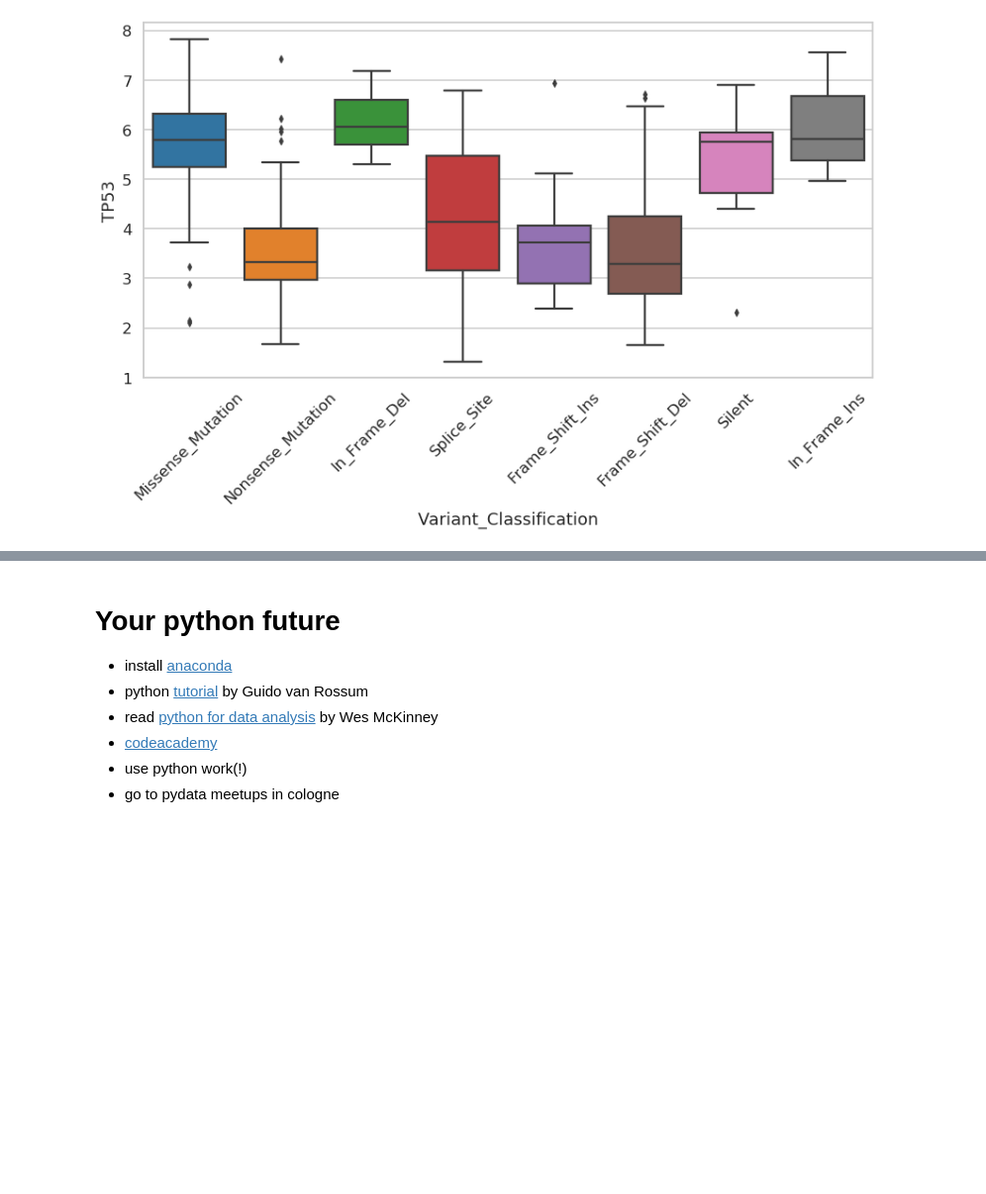
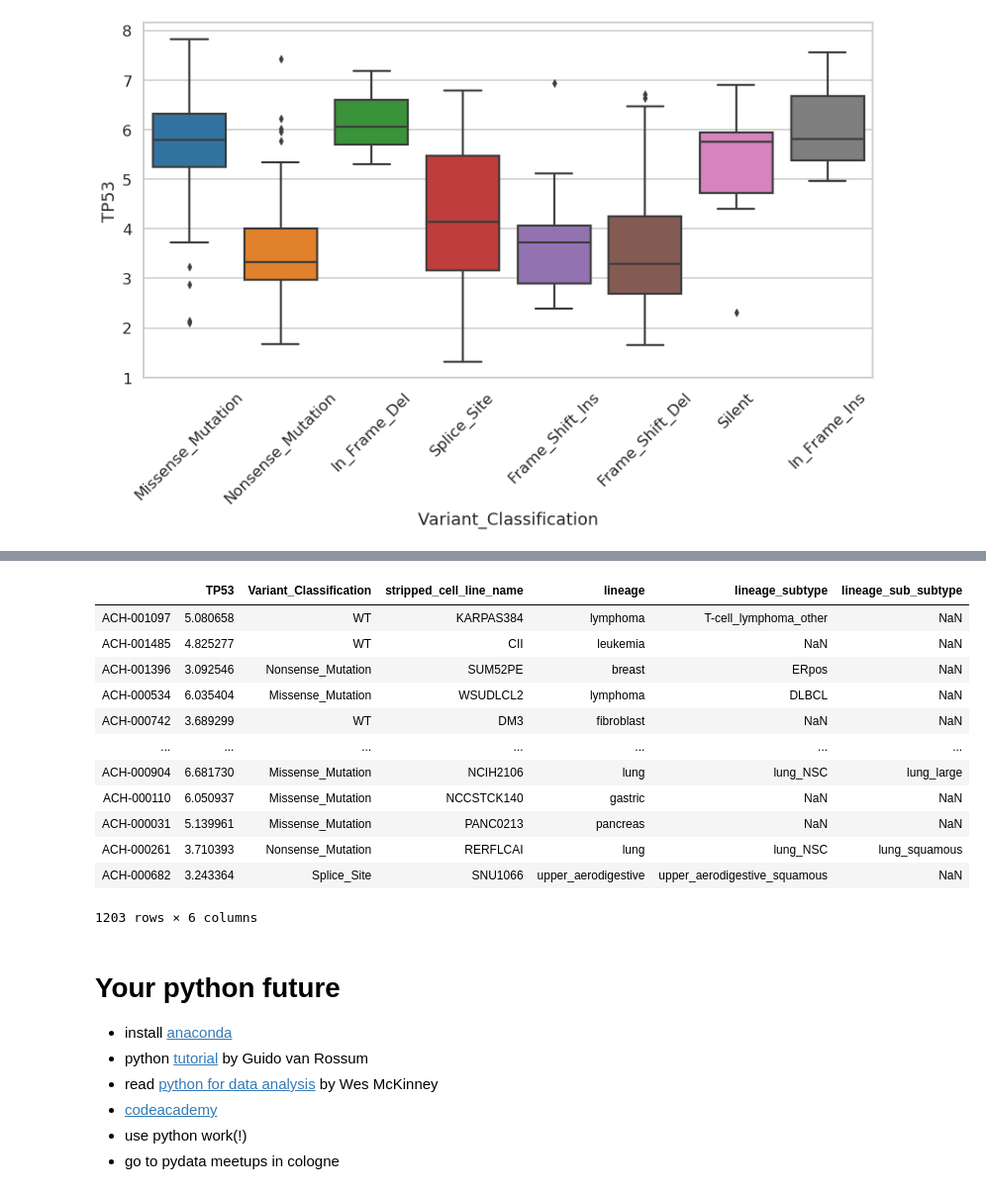
Before and after one commit to andreassteffen/python_WS_2019, a Jupyter notebook: notebooks/python workshop 2019.ipynb, the cells around one changed output, grey strips where cells are left out. Shown at 99% size. Saved outputs shown, nothing was run; the diff lists cells and outputs as text; code cells hidden in the pictures; blank space fills up the shorter version.

```diff
--- a/notebooks/python workshop 2019.ipynb
+++ b/notebooks/python workshop 2019.ipynb
@@ -946,0 +1028,19 @@ plt.xticks(rotation=45); # rotate x-labels by 45 degrees counter clock-wise
+# %%
+# join proper cell line (that biologsts understand)
+df_out = df_exp_3.join(df_s[['stripped_cell_line_name',"lineage","lineage_subtype","lineage_sub_subtype"]])
+# %%
+df_out
+# %% [output]
+|  | TP53 | Variant_Classification | stripped_cell_line_name | lineage | lineage_subtype | lineage_sub_subtype |
+| ACH-001097 | 5.080658 | WT | KARPAS384 | lymphoma | T-cell_lymphoma_other | NaN |
+| ACH-001485 | 4.825277 | WT | CII | leukemia | NaN | NaN |
+| ACH-001396 | 3.092546 | Nonsense_Mutation | SUM52PE | breast | ERpos | NaN |
+| ACH-000534 | 6.035404 | Missense_Mutation | WSUDLCL2 | lymphoma | DLBCL | NaN |
+| ACH-000742 | 3.689299 | WT | DM3 | fibroblast | NaN | NaN |
+| ... | ... | ... | ... | ... | ... | ... |
+| ACH-000904 | 6.681730 | Missense_Mutation | NCIH2106 | lung | lung_NSC | lung_large |
+| ACH-000110 | 6.050937 | Missense_Mutation | NCCSTCK140 | gastric | NaN | NaN |
+| ACH-000031 | 5.139961 | Missense_Mutation | PANC0213 | pancreas | NaN | NaN |
+| ACH-000261 | 3.710393 | Nonsense_Mutation | RERFLCAI | lung | lung_NSC | lung_squamous |
+| ACH-000682 | 3.243364 | Splice_Site | SNU1066 | upper_aerodigestive | upper_aerodigestive_squamous | NaN |
+1203 rows × 6 columns
```
Also changed, not shown: parts of 26 cells of this notebook, 1 other file.
